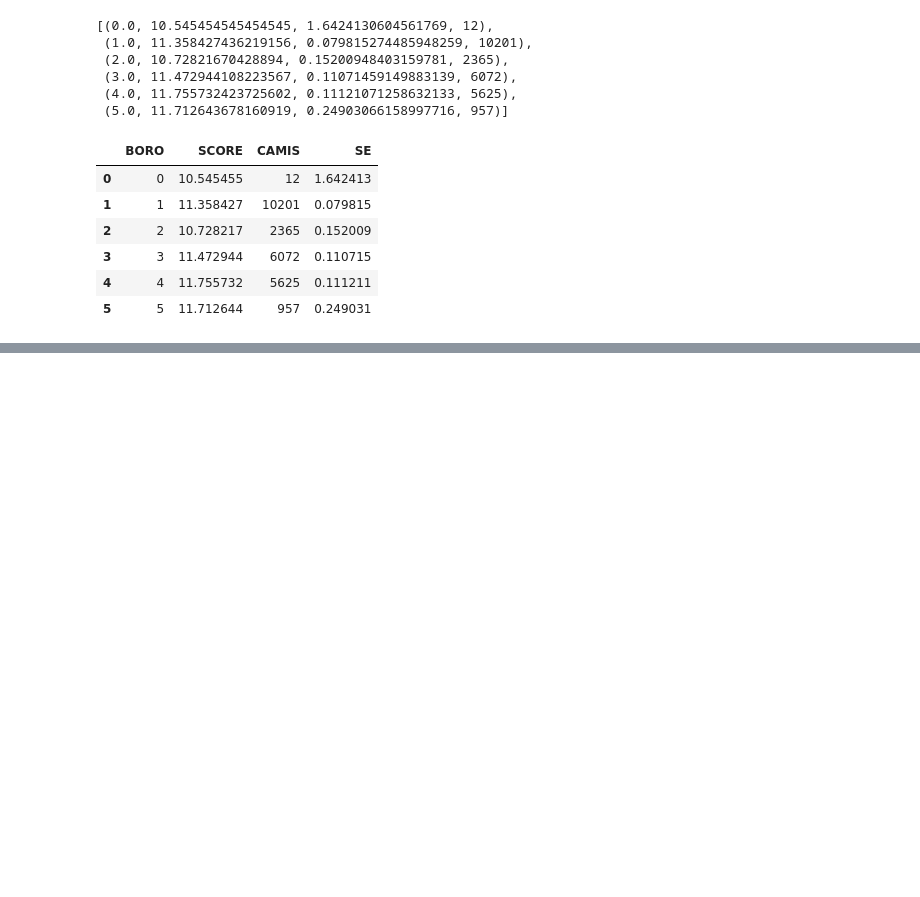
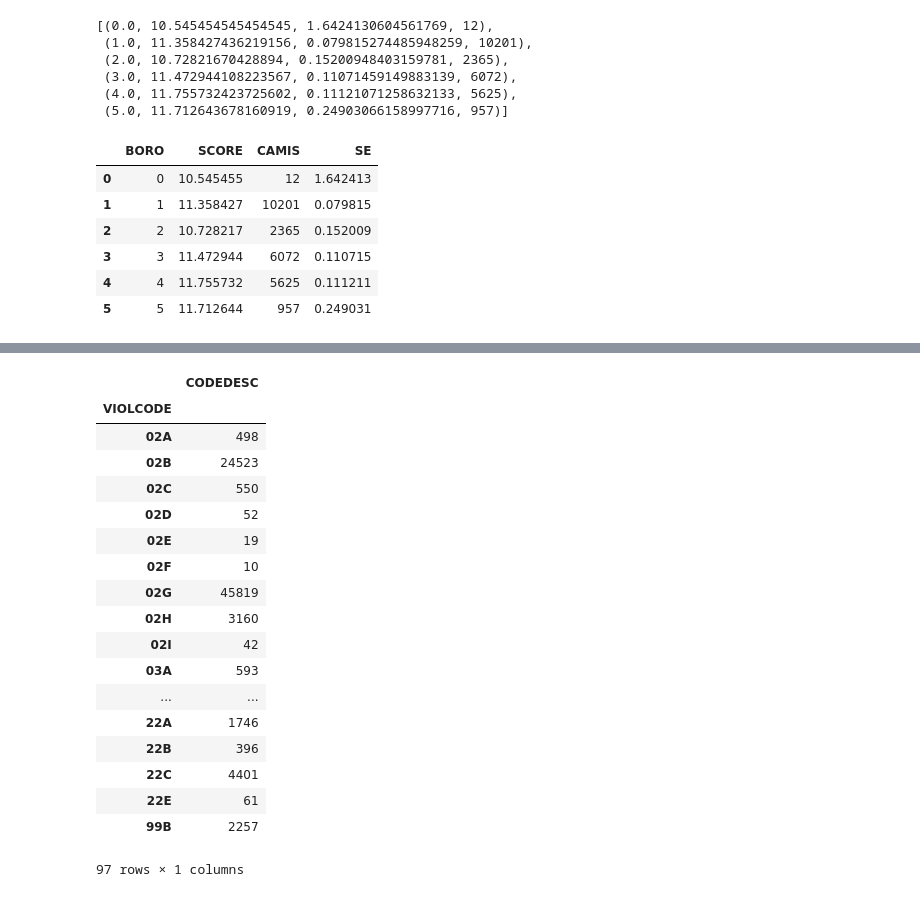
Before and after one commit to udicuty/miniprojects, a Jupyter notebook: SQL/SQL.ipynb, the cells around one changed output, grey strips where cells are left out. Drawn from its saved outputs; the diff is of its cells as text; code cells hidden in the pictures; blank space fills up the shorter version.

```diff
--- a/SQL/SQL.ipynb
+++ b/SQL/SQL.ipynb
@@ -192,0 +280,15 @@ df
+# %%
+cuisine_df=pd.read_csv("Cuisine.txt")
+#violations_df=pd.read_csv("Violation.txt")
+df=pd.read_csv("WebExtract.txt")
+#df.INSPDATE=pd.to_datetime(df.INSPDATE)
+#df=df[np.isfinite(df.VIOLCODE)]
+c_joined = df.merge(cuisine_df, on='CUISINECODE', how='left')
+#g=c_joined.merge()
+#A=df.groupby(['CUISINECODE','VIOLCODE']).CAMIS.count()
+#violations_df
+#cuisine_df
+c_joined
+
+#x=A[0]
+#x.index
@@ -192,0 +314,29 @@ df
+# %%
+#c_joined=pd.DataFrame([c_joined.VIOLCODE,c_joined.CUISINECODE])
+A=c_joined[['VIOLCODE','CODEDESC']]
+#A=A.dropna()
+cuisine_list=A.CODEDESC.unique()
+violation_list=A.VIOLCODE.unique()
+vv=A.groupby("VIOLCODE").count()
+A
+vv
+# %% [output]
+|  | CODEDESC |
+| VIOLCODE |  |
+| 02A | 498 |
+| 02B | 24523 |
+| 02C | 550 |
+| 02D | 52 |
+| 02E | 19 |
+| 02F | 10 |
+| 02G | 45819 |
+| 02H | 3160 |
+| 02I | 42 |
+| 03A | 593 |
+| ... | ... |
+| 22A | 1746 |
+| 22B | 396 |
+| 22C | 4401 |
+| 22E | 61 |
+| 99B | 2257 |
+97 rows × 1 columns
```
Also changed, not shown: parts of 20 cells of this notebook.
